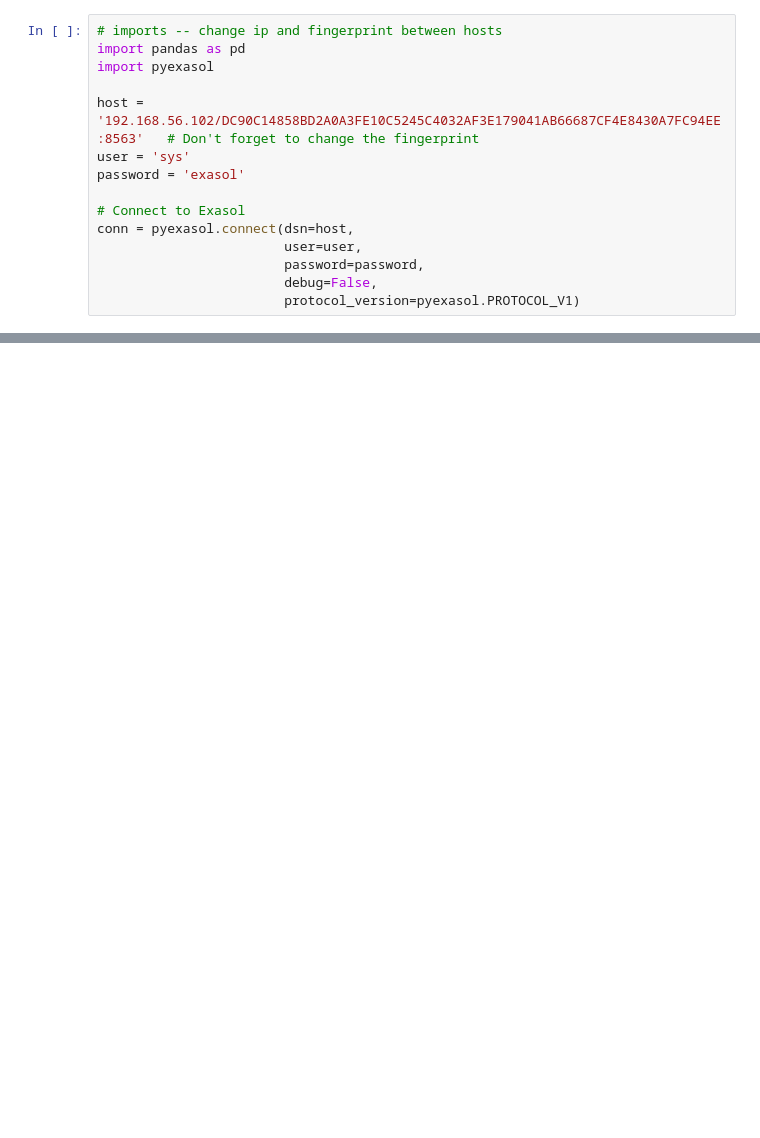
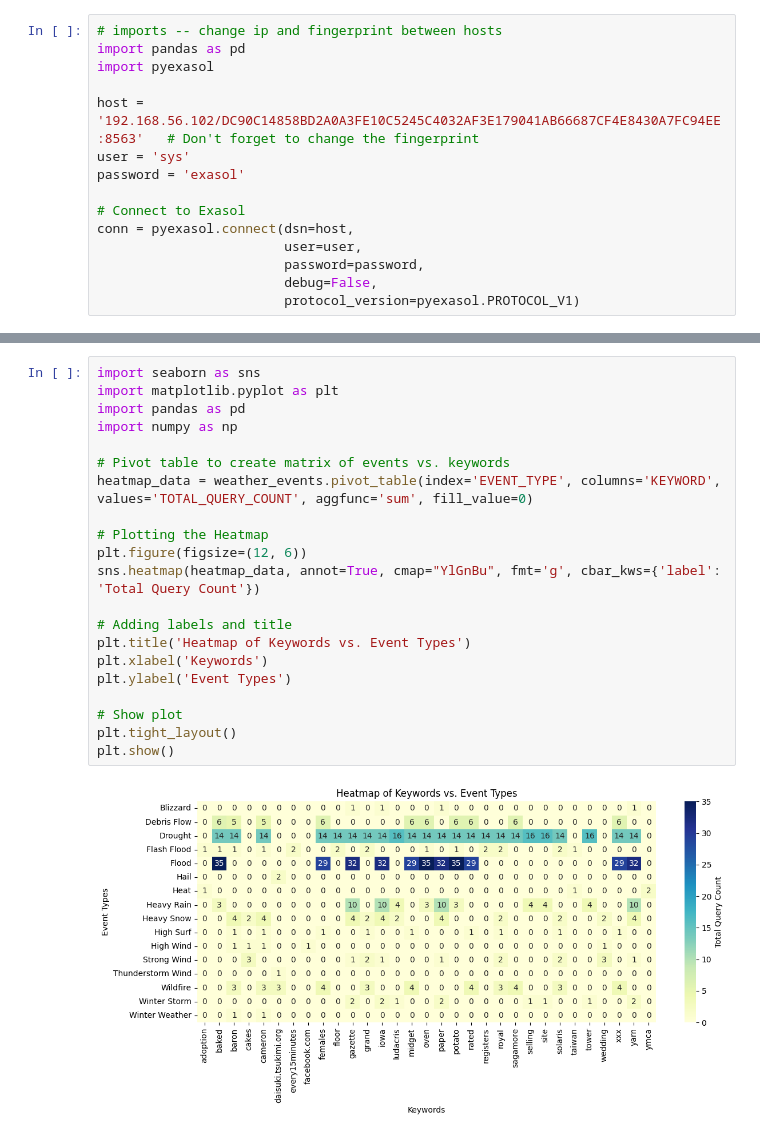
Before and after one commit to chandlerNick/BHT_BI_WiSe2425, a Jupyter notebook: Task1/Code/Keywordsbyevents.ipynb, the cells around one changed output, grey strips where cells are left out. Cells and saved outputs as stored; diff of their text form; blank space fills up the shorter version.

Commit message:
Keyword during after befor event

```diff
--- a/Task1/Code/Keywordsbyevents.ipynb
+++ b/Task1/Code/Keywordsbyevents.ipynb
@@ -88,0 +408,23 @@ query[query['QUERY']=='50kw frequency converter']
+# %%
+import seaborn as sns
+import matplotlib.pyplot as plt
+import pandas as pd
+import numpy as np
+
+# Pivot table to create matrix of events vs. keywords
+heatmap_data = weather_events.pivot_table(index='EVENT_TYPE', columns='KEYWORD', values='TOTAL_QUERY_COUNT', aggfunc='sum', fill_value=0)
+
+# Plotting the Heatmap
+plt.figure(figsize=(12, 6))
+sns.heatmap(heatmap_data, annot=True, cmap="YlGnBu", fmt='g', cbar_kws={'label': 'Total Query Count'})
+
+# Adding labels and title
+plt.title('Heatmap of Keywords vs. Event Types')
+plt.xlabel('Keywords')
+plt.ylabel('Event Types')
+
+# Show plot
+plt.tight_layout()
+plt.show()
+# %% [output]
+[figure, added]
```
Also changed, not shown: parts of 35 cells of this notebook, 41 other files.
